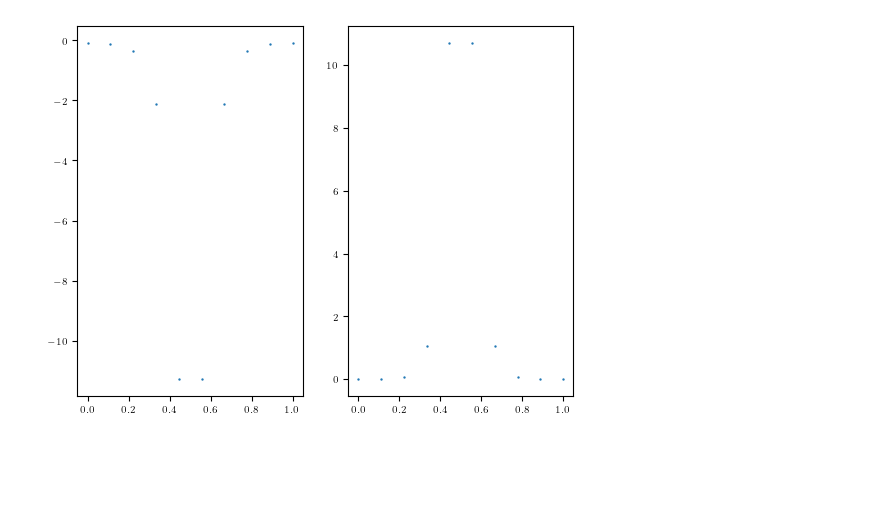
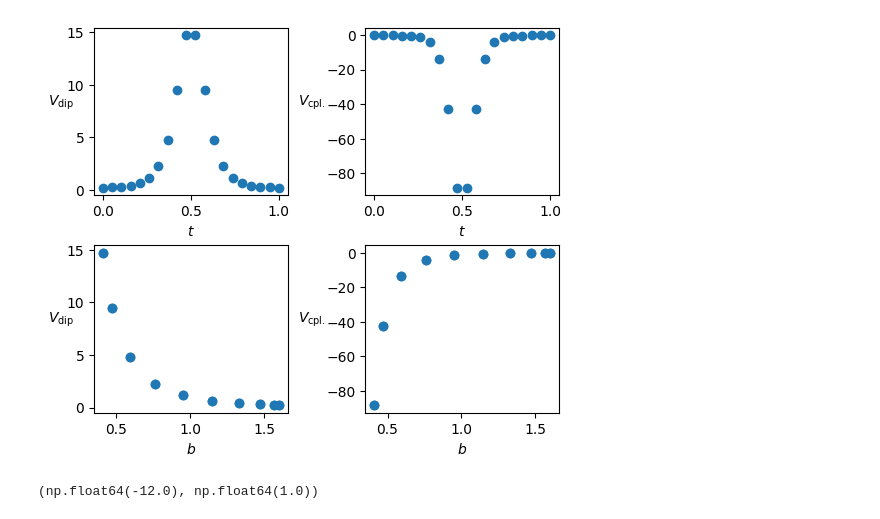
Before and after one commit to ChriGomm/master, a Jupyter notebook: numerics/interactions.ipynb, the cells around one changed output. Drawn from its saved outputs; the diff is of its cells as text; code cells hidden in the pictures; blank space fills up the shorter version.

```diff
--- a/numerics/interactions.ipynb
+++ b/numerics/interactions.ipynb
@@ -208,40 +208,61 @@ def ratio(x,rx):
     return -np.abs(dip_derivative_full(R,0,0,d,100)/dip_dip(R,d))
 b0 =1.6
 a = 2
 freq = 1
-h = 0.2
-d = np.array([np.sqrt(1/3),np.sqrt(2/3)])
+h = 0
+N = 20
+# d = np.array([np.sqrt(1/3),np.sqrt(2/3)])
+d= np.array([0,1])
 def time_traj(t):
     b = a/2+(b0-a/2)*np.cos(2*np.pi*freq*t)
     Delta = np.sin(2*np.pi*freq*t)
     return b, h, Delta
 rx = np.linspace(0.5,4,N)
 t = np.linspace(0,1,N)
 V = np.zeros(N)
 V2 = np.zeros(N)
 V_der = np.zeros(N)
 V_der2 = np.zeros(N)
 Delta = np.zeros(N)
 for i in range(N):
     rx[i], h, Delta[i] = time_traj(t[i])
-    V_der[i] = dip_derivative_full(np.array([rx[i],h]),0,0,d,100)/70
+    V_der[i] = dip_derivative_full(np.array([rx[i],h]),0,0,d,100)/12
     V[i] = dip_dip(np.array([rx[i],h]),d)
     V2[i] = dip_dip(np.array([rx[i]*4/3,0]),d)
     V_der2[i] = dip_derivative_full(np.array([rx[i]*4/3,0]),0,0,d,100)
 
 
 
-fig, ax = plt.subplots(1,2)
+fig, ax = plt.subplots(2,2,figsize=(6,5))
 # ax[0].scatter(rx,opt_h)
 # ax[0].scatter(rx,opt_d1)
-ax[0].scatter(t,V)
-ax[1].scatter(t,V_der)
+ax[0,0].scatter(t,V)
+ax[0,1].scatter(t,V_der)
+ax[1,0].scatter(rx,V)
+ax[1,1].scatter(rx,V_der)
+ax[0,0].set_xlabel(r'$t$')
+ax[0,0].set_ylabel(r'$V_\text{dip}$',rotation=0)
+ax[0,1].set_xlabel(r'$t$')
+ax[0,1].set_ylabel(r'$V_\text{cpl.}$',rotation=0,labelpad=10)
+ax[1,0].set_xlabel(r'$b$')
+ax[1,0].set_ylabel(r'$V_\text{dip}$',rotation=0)
+ax[1,1].set_xlabel(r'$b$')
+ax[1,1].set_ylabel(r'$V_\text{cpl.}$',rotation=0,labelpad=10)
+plt.subplots_adjust(wspace=0.4,hspace=0.3)
 # fig2, ax2 = plt.subplots(1,2)
 # ax2[0].scatter(rx,V)
 # ax2[1].scatter(rx,V_der)
+plt.savefig("/home/christian/Documents/master/protocol/pictures/"+"interaction_ricemele_chain4.pdf")
 plt.show()
 # %% [output]
-[figure, old version]
+[figure, new version]
+# %%
+h = 0
+a = 2
+d = np.array([0,1])
+dip_derivative_full(np.array([a/2,h]),0,0,d,100),  dip_dip(np.array([a/2,h]),d)
+# %% [output]
+(np.float64(-12.0), np.float64(1.0))
 # %%
 from scipy.optimize import minimize
 def ratio(x,rx):
```
Also changed, not shown: parts of 3 cells of this notebook, 2 other files.
